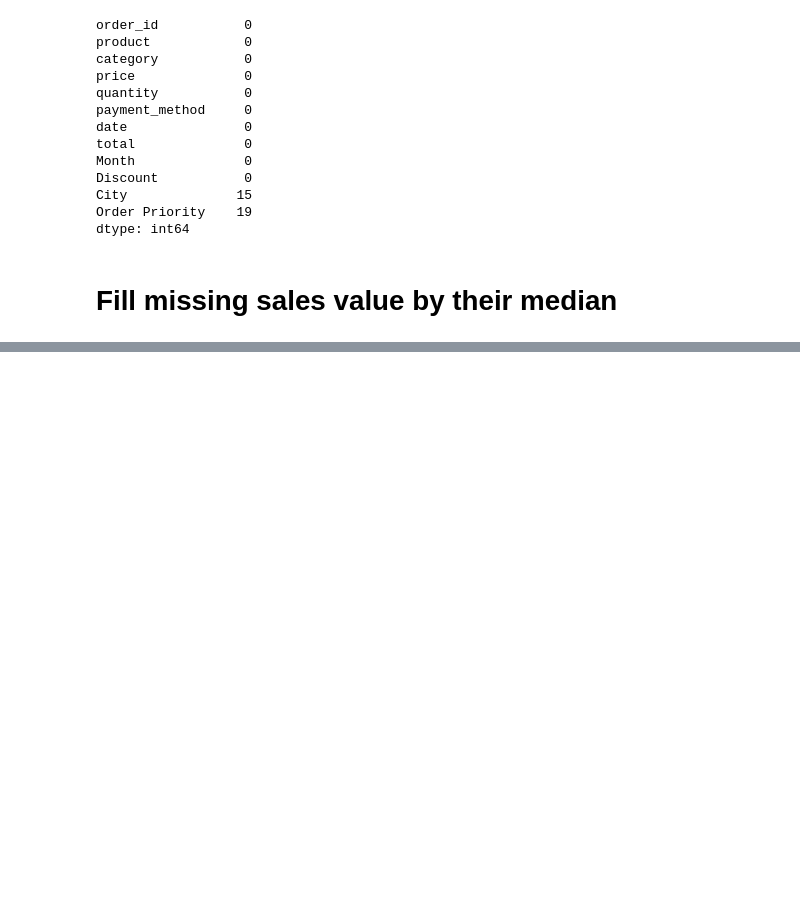
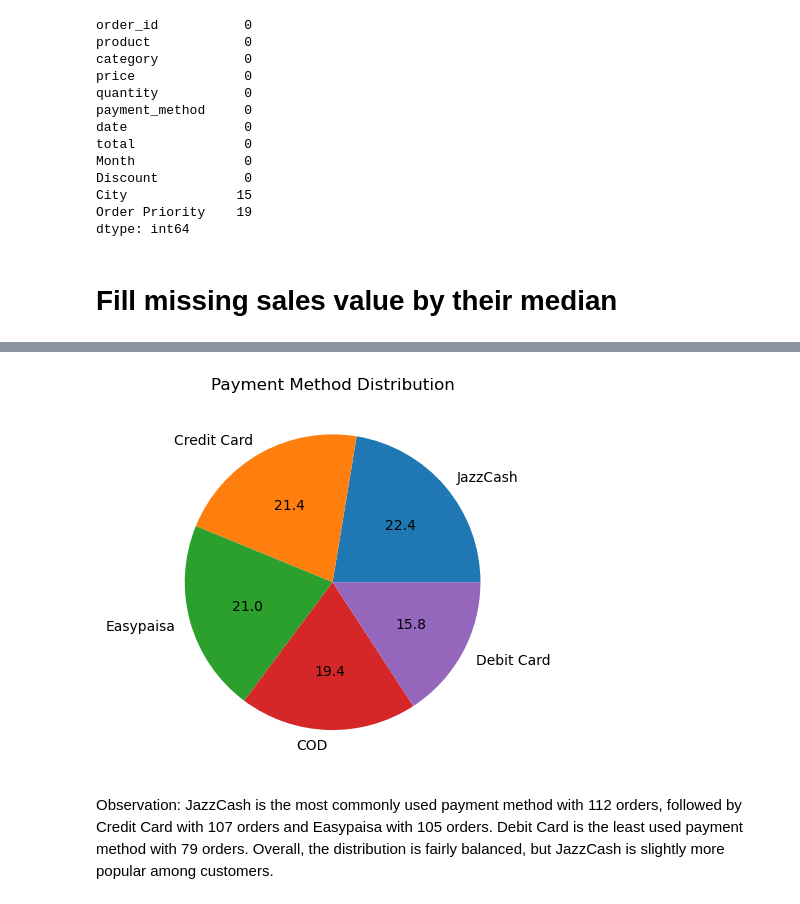
Before and after one commit to fizzaabbasi/assignments, a Jupyter notebook: assignment 13.ipynb, the cells around one changed output, grey strips where cells are left out. Drawn from its saved outputs; the diff is of its cells as text; code cells hidden in the pictures; blank space fills up the shorter version.

```diff
--- a/assignment 13.ipynb
+++ b/assignment 13.ipynb
@@ -109,0 +142,3 @@ df["total"] = df["total"].fillna(median_total)
+# %%
+payment_methods = df["payment_method"].value_counts()
+payment_methods
@@ -109,0 +153,10 @@ df["total"] = df["total"].fillna(median_total)
+# %%
+plt.pie(payment_methods.values, labels=payment_methods.index, autopct='%1.1f')
+
+plt.title("Payment Method Distribution")
+
+plt.show()
+# %% [output]
+[figure, added]
+# %% [markdown]
+Observation: JazzCash is the most commonly used payment method with 112 orders, followed by Credit Card with 107 orders and Easypaisa with 105 orders. Debit Card is the least used payment method with 79 orders. Overall, the distribution is fairly balanced, but JazzCash is slightly more popular among customers.
```
Also changed, not shown: parts of 20 cells of this notebook, 2 other files.
